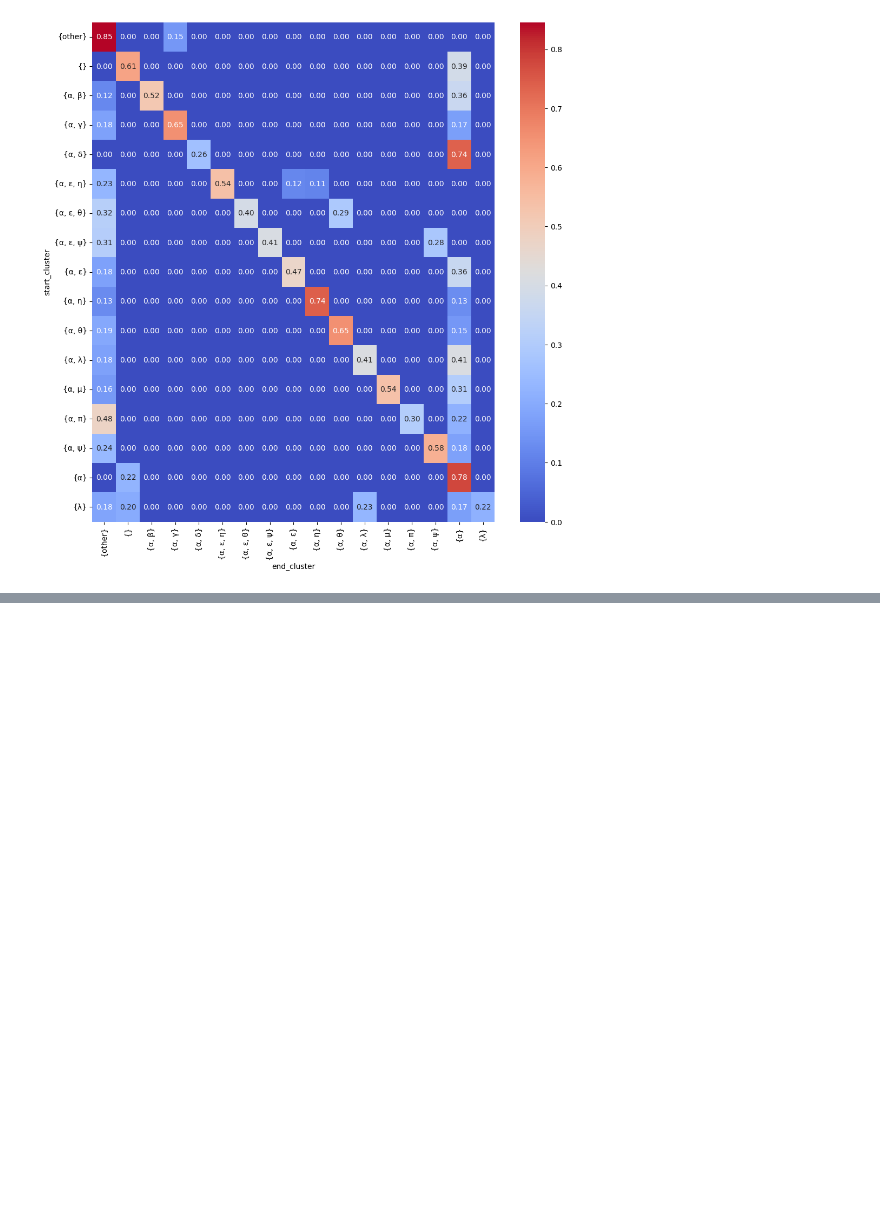
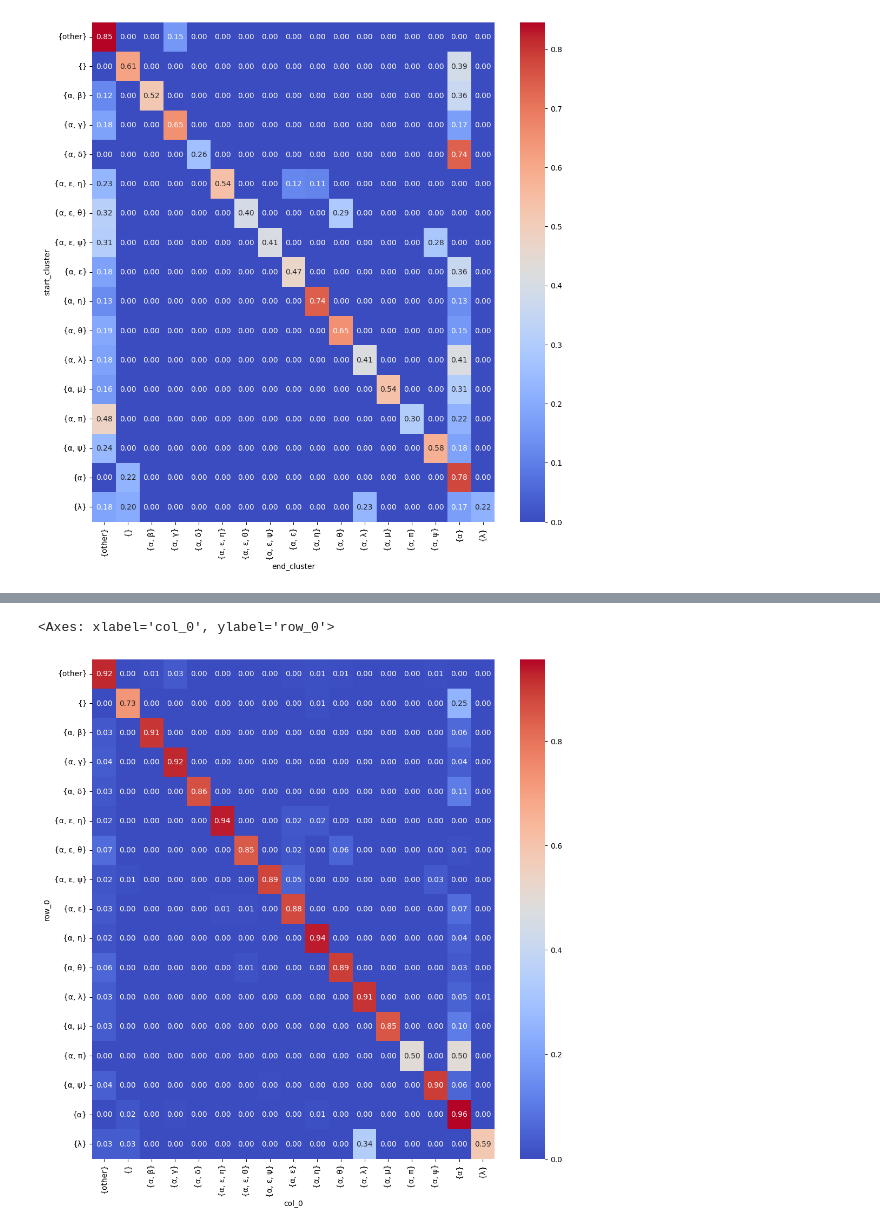
Before and after one commit to Kirill2187/client-cluster-prediction, a Jupyter notebook: exploration.ipynb, the cells around one changed output, grey strips where cells are left out. Cells and saved outputs as stored; diff of their text form; code cells hidden in the pictures; blank space fills up the shorter version.

```diff
--- a/exploration.ipynb
+++ b/exploration.ipynb
@@ -3,8 +3,14 @@ import pandas as pd
 import numpy as np
 import matplotlib.pyplot as plt
 import seaborn as sns
+import data
+from metrics import score
+
+KAGGLE = False
+if KAGGLE:
+    data.set_path('/kaggle/input/it-purple-hack-alpha/')
 # %%
-train = pd.read_parquet('data/train_data.pqt')
+train = data.get_train_data()
 train = train.convert_dtypes()
 train.info()
 # %% [output]
@@ -379,0 +195,7 @@ submission
+# %%
+month_1 = train[train.date == 'month_1']
+month_2 = train[train.date == 'month_2']
+month_3 = train[train.date == 'month_3']
+
+print((month_1.start_cluster.reset_index() == month_2.start_cluster.reset_index()).start_cluster.value_counts())
+print((month_2.start_cluster.reset_index() == month_3.start_cluster.reset_index()).start_cluster.value_counts())
@@ -379,0 +211,8 @@ submission
+# %%
+# Переходы за 1 месяц
+cross_1 = pd.crosstab(month_1.start_cluster.values, month_2.start_cluster.values, normalize='index')
+plt.figure(figsize=(12, 12))
+sns.heatmap(cross_1, cmap='coolwarm', annot=True, fmt='.2f')
+# %% [output]
+<Axes: xlabel='col_0', ylabel='row_0'>
+[figure, added]
```
Also changed, not shown: parts of 24 cells of this notebook, 5 other files.
